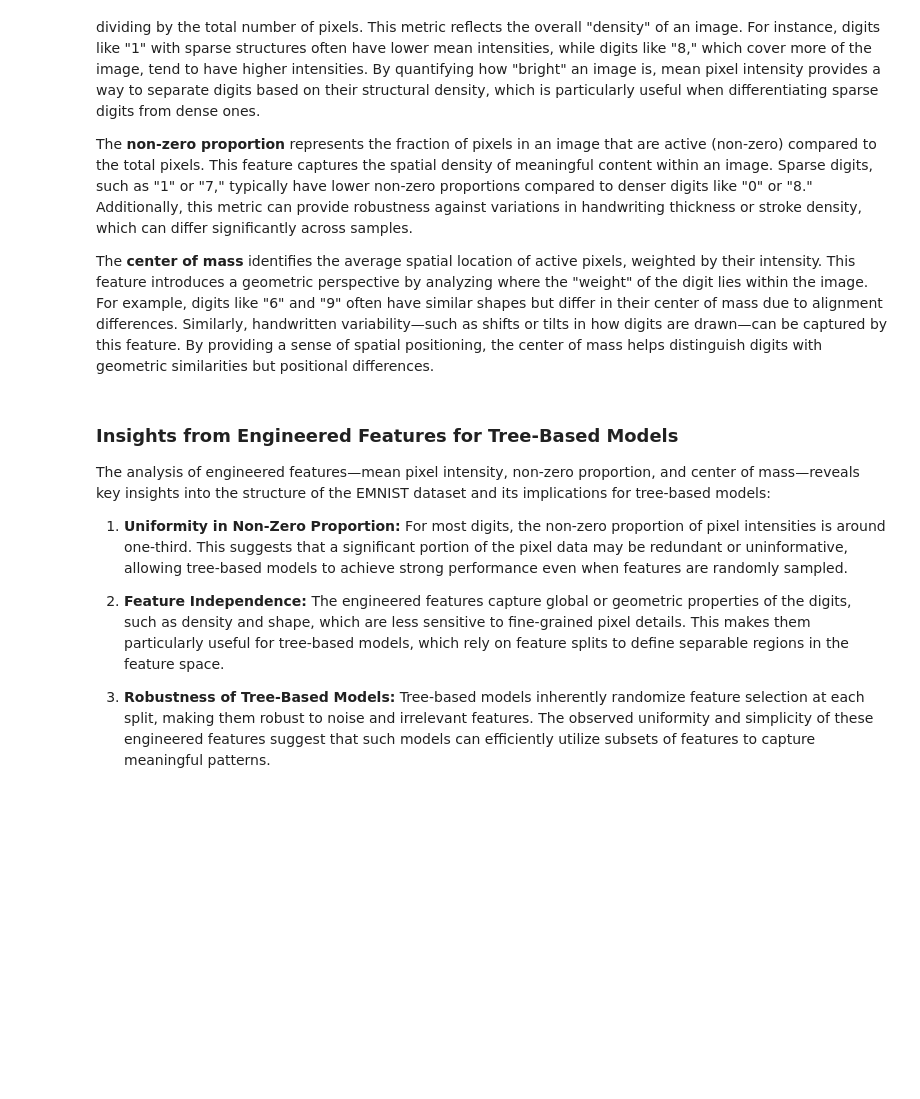
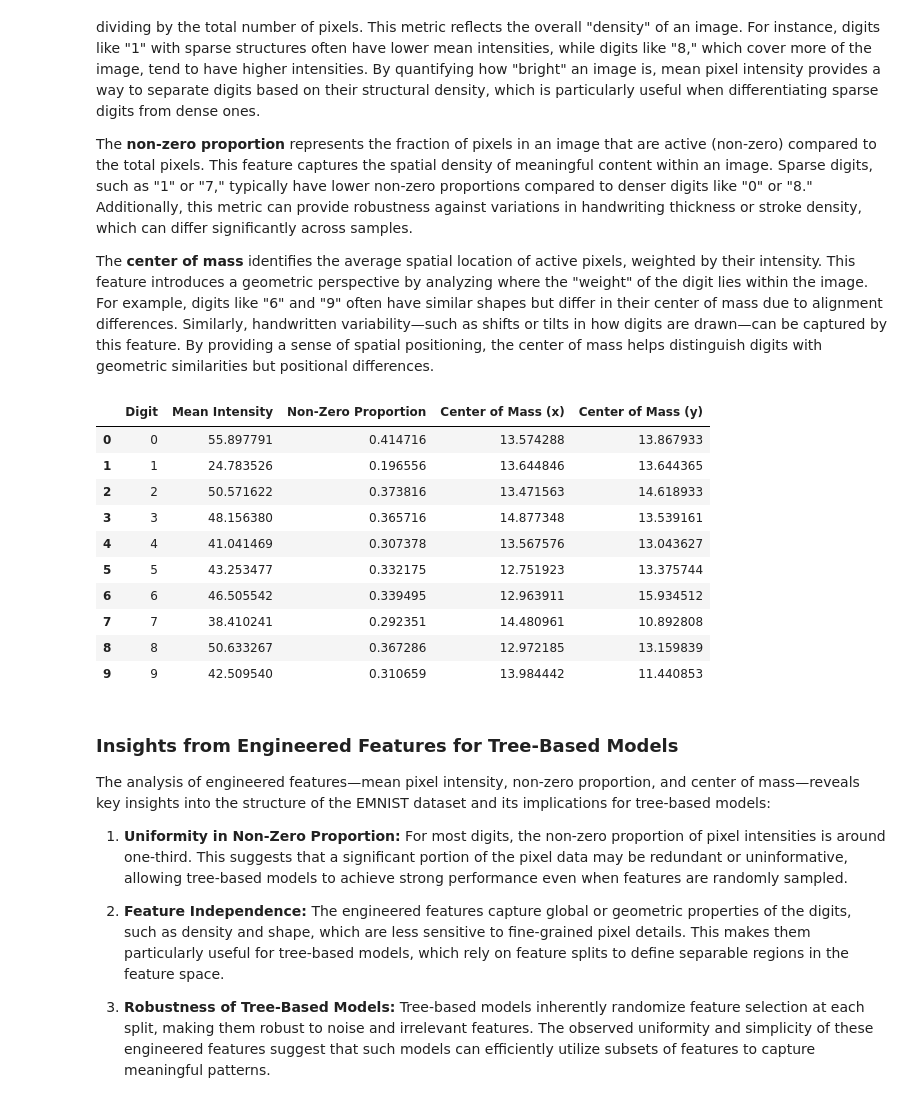
Before and after one commit to MiladKetabGhale/AI-Systems-Engineering, a Jupyter notebook: EMNIST_Classification/Unified_Notebook_EMNIST.ipynb, the cells around one changed output. Cells and saved outputs as stored; diff of their text form; code cells hidden in the pictures; blank space fills up the shorter version.

Commit message:
visualizing Pixel analysis results in the notebook

```diff
--- a/EMNIST_Classification/Unified_Notebook_EMNIST.ipynb
+++ b/EMNIST_Classification/Unified_Notebook_EMNIST.ipynb
@@ -396,34 +396,46 @@ def compute_pixel_statistics(images, labels):
     for digit in np.unique(labels):
         digit_indices = np.where(labels == digit)[0]
         digit_images = images[digit_indices]
 
         # Reshape images to their original dimensions
         digit_images_reshaped = digit_images.reshape(-1, image_shape, image_shape)
 
         # Compute mean pixel intensity
         mean_intensity = digit_images.mean(axis=1).mean()
 
         # Compute non-zero proportion
         non_zero_proportion = (digit_images > 0).mean()
 
         # Compute center of mass
         y_coords, x_coords = np.meshgrid(range(image_shape), range(image_shape), indexing='ij')
         total_intensity = digit_images_reshaped.sum(axis=(1, 2))
         x_center_of_mass = (digit_images_reshaped * x_coords).sum(axis=(1, 2)) / total_intensity
         y_center_of_mass = (digit_images_reshaped * y_coords).sum(axis=(1, 2)) / total_intensity
 
         stats["Digit"].append(digit)
         stats["Mean Intensity"].append(mean_intensity)
         stats["Non-Zero Proportion"].append(non_zero_proportion)
         stats["Center of Mass (x)"].append(x_center_of_mass.mean())
         stats["Center of Mass (y)"].append(y_center_of_mass.mean())
 
     return pd.DataFrame(stats)
 
 # Assuming `subset_X_train` and `subset_y_train` are the balanced subset arrays
 pixel_stats_df = compute_pixel_statistics(subset_X_train, subset_y_train)
 
-pixel_stats_def
+pixel_stats_df
+# %% [output]
+|  | Digit | Mean Intensity | Non-Zero Proportion | Center of Mass (x) | Center of Mass (y) |
+| 0 | 0 | 55.897791 | 0.414716 | 13.574288 | 13.867933 |
+| 1 | 1 | 24.783526 | 0.196556 | 13.644846 | 13.644365 |
+| 2 | 2 | 50.571622 | 0.373816 | 13.471563 | 14.618933 |
+| 3 | 3 | 48.156380 | 0.365716 | 14.877348 | 13.539161 |
+| 4 | 4 | 41.041469 | 0.307378 | 13.567576 | 13.043627 |
+| 5 | 5 | 43.253477 | 0.332175 | 12.751923 | 13.375744 |
+| 6 | 6 | 46.505542 | 0.339495 | 12.963911 | 15.934512 |
+| 7 | 7 | 38.410241 | 0.292351 | 14.480961 | 10.892808 |
+| 8 | 8 | 50.633267 | 0.367286 | 12.972185 | 13.159839 |
+| 9 | 9 | 42.509540 | 0.310659 | 13.984442 | 11.440853 |
 # %% [markdown]
 ### Insights from Engineered Features for Tree-Based Models
 
```
Also changed, not shown: parts of 2 cells of this notebook.
